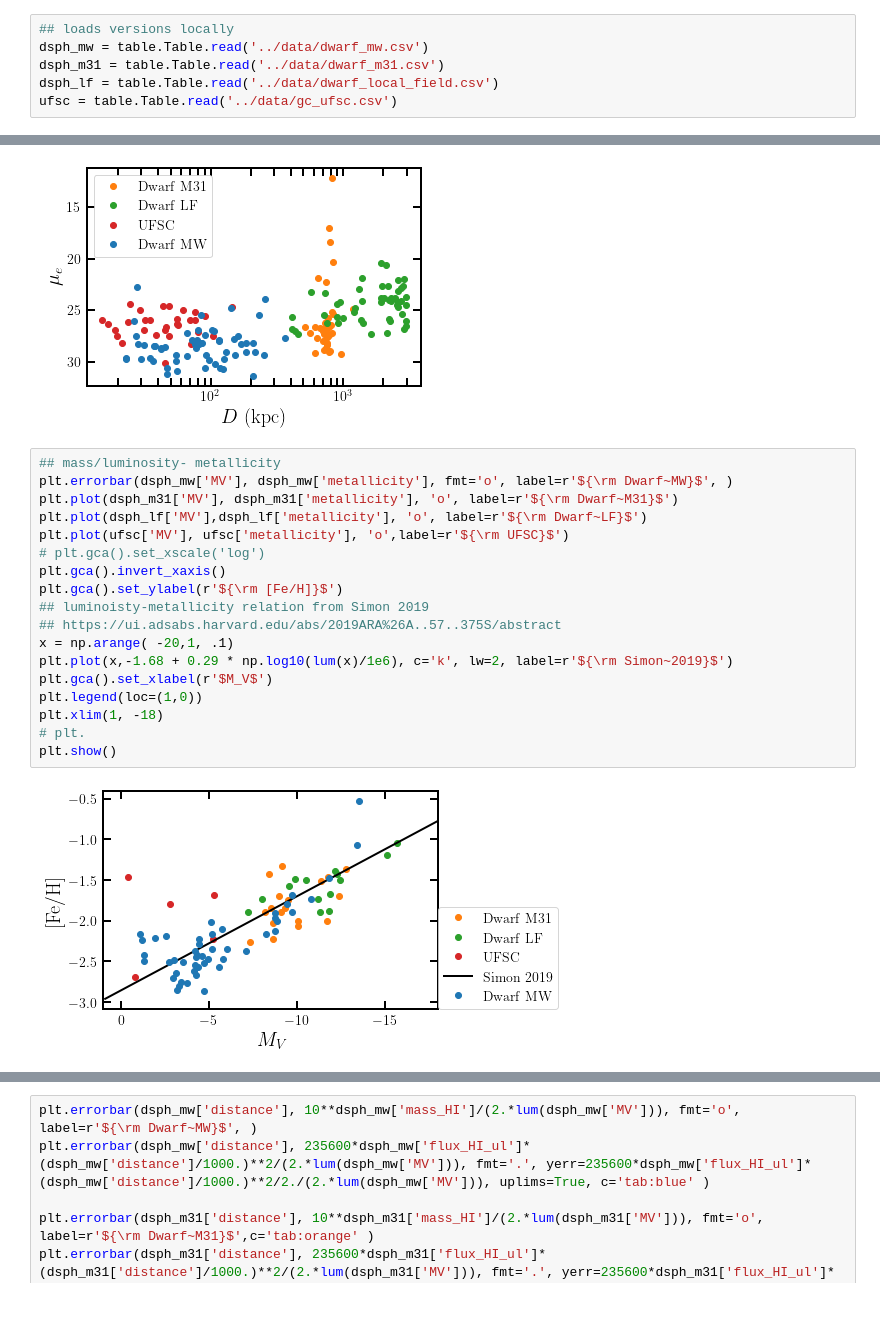
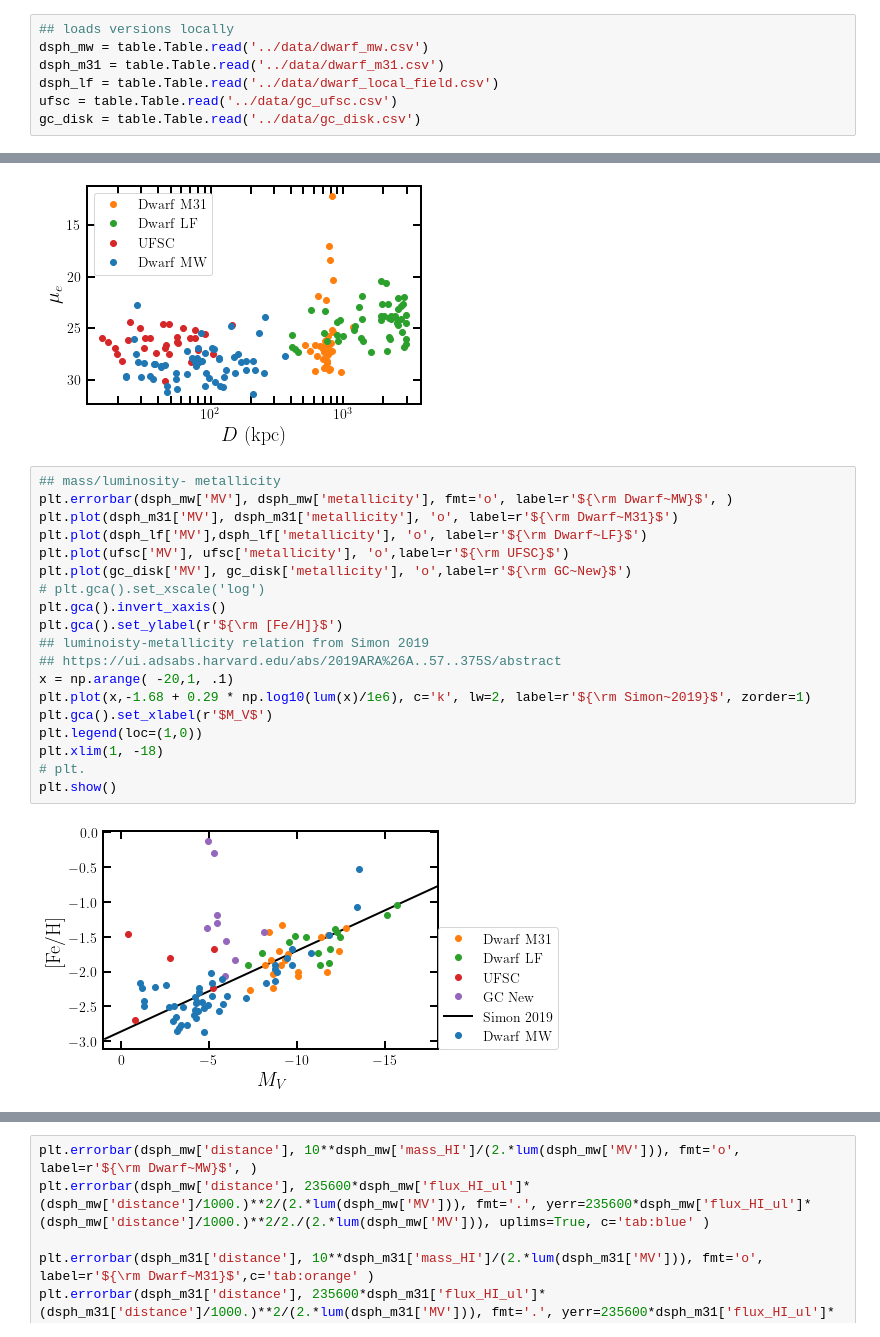
Before and after one commit to apace7/local_volume_database, a Jupyter notebook: example_notebooks/example_plots.ipynb, the cells around one changed output, grey strips where cells are left out. Drawn from its saved outputs; the diff is of its cells as text; blank space fills up the shorter version.

```diff
--- a/example_notebooks/example_plots.ipynb
+++ b/example_notebooks/example_plots.ipynb
@@ -30,3 +31,4 @@ dsph_mw = table.Table.read('../data/dwarf_mw.csv')
 dsph_m31 = table.Table.read('../data/dwarf_m31.csv')
 dsph_lf = table.Table.read('../data/dwarf_local_field.csv')
 ufsc = table.Table.read('../data/gc_ufsc.csv')
+gc_disk = table.Table.read('../data/gc_disk.csv')
@@ -102,23 +113,24 @@ plt.show()
 # %%
 ## mass/luminosity- metallicity
 plt.errorbar(dsph_mw['MV'], dsph_mw['metallicity'], fmt='o', label=r'${\rm Dwarf~MW}$', )
 plt.plot(dsph_m31['MV'], dsph_m31['metallicity'], 'o', label=r'${\rm Dwarf~M31}$')
 plt.plot(dsph_lf['MV'],dsph_lf['metallicity'], 'o', label=r'${\rm Dwarf~LF}$')
 plt.plot(ufsc['MV'], ufsc['metallicity'], 'o',label=r'${\rm UFSC}$')
+plt.plot(gc_disk['MV'], gc_disk['metallicity'], 'o',label=r'${\rm GC~New}$')
 # plt.gca().set_xscale('log')
 plt.gca().invert_xaxis()
 plt.gca().set_ylabel(r'${\rm [Fe/H]}$')
 ## luminoisty-metallicity relation from Simon 2019
 ## https://ui.adsabs.harvard.edu/abs/2019ARA%26A..57..375S/abstract
 x = np.arange( -20,1, .1)
-plt.plot(x,-1.68 + 0.29 * np.log10(lum(x)/1e6), c='k', lw=2, label=r'${\rm Simon~2019}$')
+plt.plot(x,-1.68 + 0.29 * np.log10(lum(x)/1e6), c='k', lw=2, label=r'${\rm Simon~2019}$', zorder=1)
 plt.gca().set_xlabel(r'$M_V$')
 plt.legend(loc=(1,0))
 plt.xlim(1, -18)
 # plt.
 plt.show()
 # %% [output]
-[figure, old version]
+[figure, new version]
 # %%
 ## MV vs velocity dispersion
 plt.errorbar(dsph_mw['MV'], dsph_mw['vlos_sigma'], fmt='o', label=r'${\rm Dwarf~MW}$', )
```
Also changed, not shown: parts of 14 cells of this notebook.
